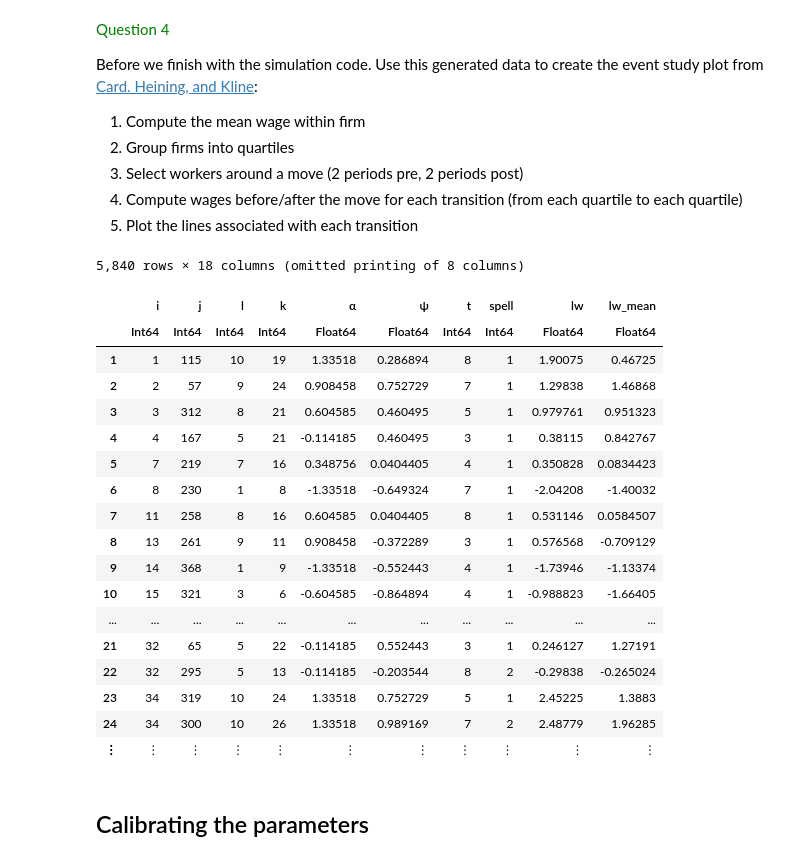
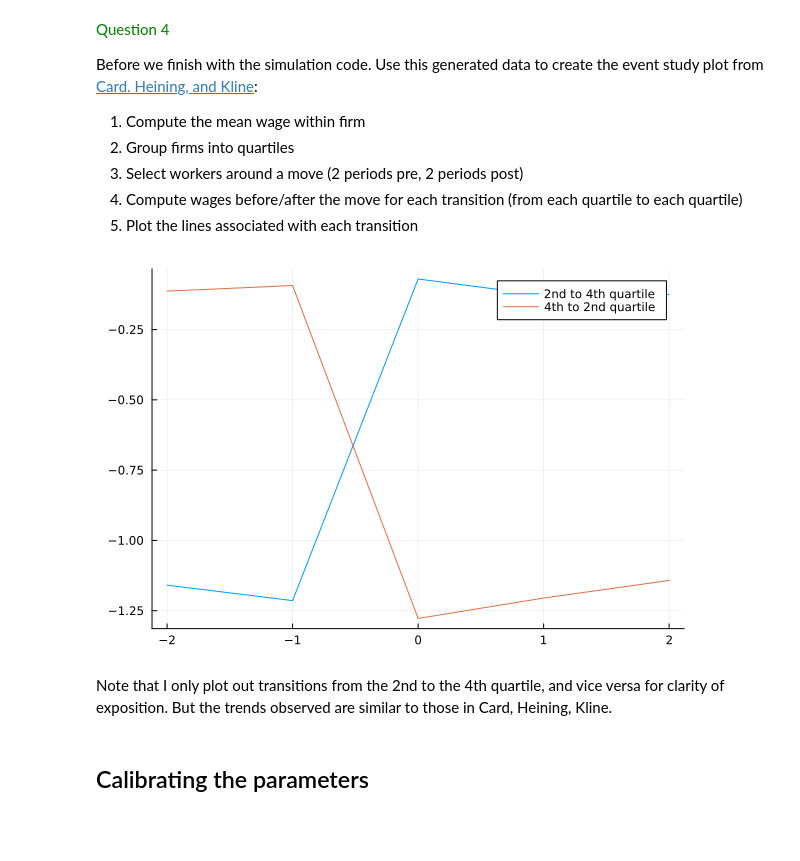
Before and after one commit to nidhaan-jain/lamadon_psets_NJ, a Jupyter notebook: pset 1/hw-twfe.ipynb, the cells around one changed output. Saved outputs shown, nothing was run; the diff lists cells and outputs as text; code cells hidden in the pictures; blank space fills up the shorter version.

```diff
--- a/pset 1/hw-twfe.ipynb
+++ b/pset 1/hw-twfe.ipynb
@@ -237,52 +237,62 @@ mean_wage[(mean_wage.lw_mean .> quartiles[2]) .&& (mean_wage.lw_mean .<= quartil
 mean_wage[(mean_wage.lw_mean .> quartiles[3]), :quartile] .= 4
 
 df_quartiles = innerjoin(df, mean_wage, on=:j)
 
 # identify moves
 df_quartiles.lagged_employer = [missing; df_quartiles.j[1:end-1]] # this creates a variable with the lagged employer but accounts for the first observation.
 # get the quartile of previous employer
 df_quartiles.prev_quartile = [missing; df_quartiles.quartile[1:end-1]] # this creates a variable with the lagged employer but accounts for the first observation.
 # note that the above line does not account for the first time period for each i- need to account for this when we define a mover
 df_quartiles.move .= 0
 df_quartiles[(df_quartiles.t .!= 1) .& (df_quartiles.j .!= df_quartiles.lagged_employer), :move] .= 1
 
 # obtain the leads and lags
 wage_vector = vec(df_quartiles.lw)
 wage_vector_lag_1 = ShiftedArrays.lag(wage_vector, 1)
 wage_vector_lag_2 = ShiftedArrays.lag(wage_vector, 2)
 
 wage_vector_leads_1= ShiftedArrays.lead(wage_vector, 1)
 wage_vector_leads_2 = ShiftedArrays.lead(wage_vector, 2)
 
 df_quartiles.lw_lag_1 = wage_vector_lag_1
 df_quartiles.lw_lag_2 = wage_vector_lag_2
 df_quartiles.lw_lead_1 = wage_vector_leads_1
 df_quartiles.lw_lead_2 = wage_vector_leads_2
 
 # restrict sample to moves
 df_quartiles_moves = df_quartiles[(df_quartiles.move .== 1) .& (df_quartiles.t .> 2) .& (df_quartiles.t .<= 8), :]
 
 # code up moves based on shifts in quartiles
+df_quartiles_moves.move_type .= 0
+
+for i in 1:4, j in 1:4
+    df_quartiles_moves[(df_quartiles_moves.prev_quartile .== i) .& (df_quartiles_moves.quartile .== j), :move_type] .= 10*i + j
+end
+
+df_means = @chain df_quartiles_moves begin
+    groupby([:move_type])
+    combine(:lw_lag_2 => mean, :lw_lag_1 => mean, :lw => mean, :lw_lead_1 => mean, :lw_lead_2 => mean)
+    DataFrame
+end
+
+t_vector = [-2, -1, 0, 1, 2]
+matrix_means = Matrix(df_means[:, [:move_type, :lw_lag_2_mean, :lw_lag_1_mean, :lw_mean, :lw_lead_1_mean, :lw_lead_2_mean]])
+matrix_means = matrix_means'
+#means_24 = (df_means[(df_means.move_type .== 24), [:lw_lag_2_mean, :lw_lag_1_mean, :lw_mean, :lw_lead_1_mean, :lw_lead_2_mean]])
+#means_24 = means_24'
+#means_24 = vec(means_24)
+# plot means_41 against t_vector
+#plot(t_vector, means_41)
+vector_24 = vec(matrix_means[2:6, 4])
+vector_42 = vec(matrix_means[2:6, 8])
+#vscodedisplay(matrix_means)
+
+plot(t_vector, vector_24, label = "2nd to 4th quartile")
+plot!(t_vector, vector_42, label = "4th to 2nd quartile")
 # %% [output]
-5,840 rows × 18 columns (omitted printing of 8 columns)
-|  | i | j | l | k | α | ψ | t | spell | lw | lw_mean |
-|  | Int64 | Int64 | Int64 | Int64 | Float64 | Float64 | Int64 | Int64 | Float64 | Float64 |
-| 1 | 1 | 115 | 10 | 19 | 1.33518 | 0.286894 | 8 | 1 | 1.90075 | 0.46725 |
-| 2 | 2 | 57 | 9 | 24 | 0.908458 | 0.752729 | 7 | 1 | 1.29838 | 1.46868 |
-| 3 | 3 | 312 | 8 | 21 | 0.604585 | 0.460495 | 5 | 1 | 0.979761 | 0.951323 |
-| 4 | 4 | 167 | 5 | 21 | -0.114185 | 0.460495 | 3 | 1 | 0.38115 | 0.842767 |
-| 5 | 7 | 219 | 7 | 16 | 0.348756 | 0.0404405 | 4 | 1 | 0.350828 | 0.0834423 |
-| 6 | 8 | 230 | 1 | 8 | -1.33518 | -0.649324 | 7 | 1 | -2.04208 | -1.40032 |
-| 7 | 11 | 258 | 8 | 16 | 0.604585 | 0.0404405 | 8 | 1 | 0.531146 | 0.0584507 |
-| 8 | 13 | 261 | 9 | 11 | 0.908458 | -0.372289 | 3 | 1 | 0.576568 | -0.709129 |
-| 9 | 14 | 368 | 1 | 9 | -1.33518 | -0.552443 | 4 | 1 | -1.73946 | -1.13374 |
-| 10 | 15 | 321 | 3 | 6 | -0.604585 | -0.864894 | 4 | 1 | -0.988823 | -1.66405 |
-| ... | ... | ... | ... | ... | ... | ... | ... | ... | ... | ... |
-| 21 | 32 | 65 | 5 | 22 | -0.114185 | 0.552443 | 3 | 1 | 0.246127 | 1.27191 |
-| 22 | 32 | 295 | 5 | 13 | -0.114185 | -0.203544 | 8 | 2 | -0.29838 | -0.265024 |
-| 23 | 34 | 319 | 10 | 24 | 1.33518 | 0.752729 | 5 | 1 | 2.45225 | 1.3883 |
-| 24 | 34 | 300 | 10 | 26 | 1.33518 | 0.989169 | 7 | 2 | 2.48779 | 1.96285 |
-| ⋮ | ⋮ | ⋮ | ⋮ | ⋮ | ⋮ | ⋮ | ⋮ | ⋮ | ⋮ | ⋮ |
+[figure, added]
+# %% [markdown]
+Note that I only plot out transitions from the 2nd to the 4th quartile, and vice versa for clarity of exposition. But the trends observed are similar to those in Card, Heining, Kline.
 # %% [markdown]
 ## Calibrating the parameters
 # %% [markdown]
```
